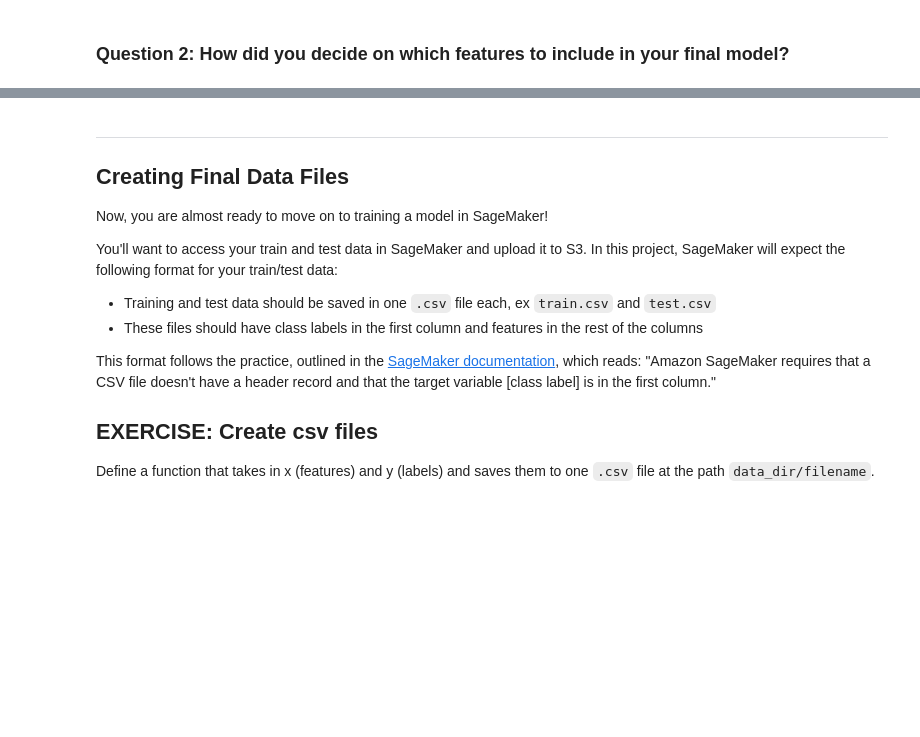
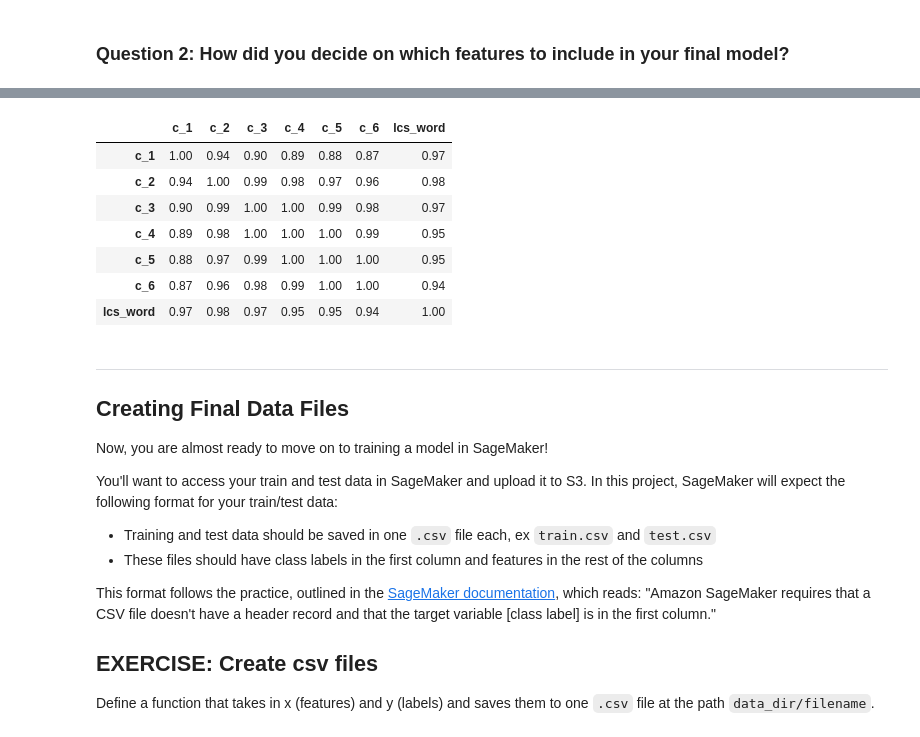
Before and after one commit to vaxherra/Plagiarism-Detection-Project, a Jupyter notebook: 2_Plagiarism_Feature_Engineering.ipynb, the cells around one changed output, grey strips where cells are left out. Drawn from its saved outputs; the diff is of its cells as text; code cells hidden in the pictures; blank space fills up the shorter version.

```diff
--- a/2_Plagiarism_Feature_Engineering.ipynb
+++ b/2_Plagiarism_Feature_Engineering.ipynb
@@ -565,3 +552,46 @@ def lcs_norm_word(answer_text, source_text):
+# %%
+# Compute the normalized LCS given an answer text and a source text
+def lcs_norm_word(answer_text, source_text):
+    '''Computes the longest common subsequence of words in two texts; returns a normalized value.
+       :param answer_text: The pre-processed text for an answer text
+       :param source_text: The pre-processed text for an answer's associated source text
+       :return: A normalized LCS value'''
+
+    # Pre-process text strings: lower and split by whitespaces
+    answer_text = answer_text.lower().split()
+    source_text = source_text.lower().split()
+
+    # initialize matrix with "-1" (unacceptable) values
+    mtrx = np.ones(( len(answer_text)+1 , len(source_text)+1  ))*-1
+    mtrx[0,:]=0 # row
+    mtrx[:,0]=0 # column
+
+    # Loop over matrix indices (from index 1)
+    for i,row in enumerate(mtrx):
+        if(i==0):
+            continue
+        for j,cell in enumerate(row):
+            if(j==0):
+                continue
+            # extract words in answer and source
+            answer_word = answer_text[i-1]
+            source_word = source_text[j-1]
+
+            # check if match, and encode the "matrix rules"
+            if(answer_word==source_word):
+                mtrx[i,j] = mtrx[i-1,j-1]+1
+            else:
+                mtrx[i,j] = max( mtrx[i-1,j], mtrx[i,j-1]  )
+
+
+    # test: check if there are no negative (-1) values remaining in the matrix,
+    # this would indicate errors
+    assert np.sum(mtrx < 0) == 0
+
+    # LCS calculations: last element of a matrix divided by answer text length
+    LCS = mtrx[-1,-1] / len(answer_text)
+
+    return LCS
 # %% [markdown]
 ### Test cells
 
@@ -846,3 +937,14 @@ NameError: name 'train_test_data' is not defined
+# %%
+display(corr_matrix)
+# %% [output]
+|  | c_1 | c_2 | c_3 | c_4 | c_5 | c_6 | lcs_word |
+| c_1 | 1.00 | 0.94 | 0.90 | 0.89 | 0.88 | 0.87 | 0.97 |
+| c_2 | 0.94 | 1.00 | 0.99 | 0.98 | 0.97 | 0.96 | 0.98 |
+| c_3 | 0.90 | 0.99 | 1.00 | 1.00 | 0.99 | 0.98 | 0.97 |
+| c_4 | 0.89 | 0.98 | 1.00 | 1.00 | 1.00 | 0.99 | 0.95 |
+| c_5 | 0.88 | 0.97 | 0.99 | 1.00 | 1.00 | 1.00 | 0.95 |
+| c_6 | 0.87 | 0.96 | 0.98 | 0.99 | 1.00 | 1.00 | 0.94 |
+| lcs_word | 0.97 | 0.98 | 0.97 | 0.95 | 0.95 | 0.94 | 1.00 |
 # %% [markdown]
 ---
 ## Creating Final Data Files
```
Also changed, not shown: parts of 16 cells of this notebook, 2 other files.
